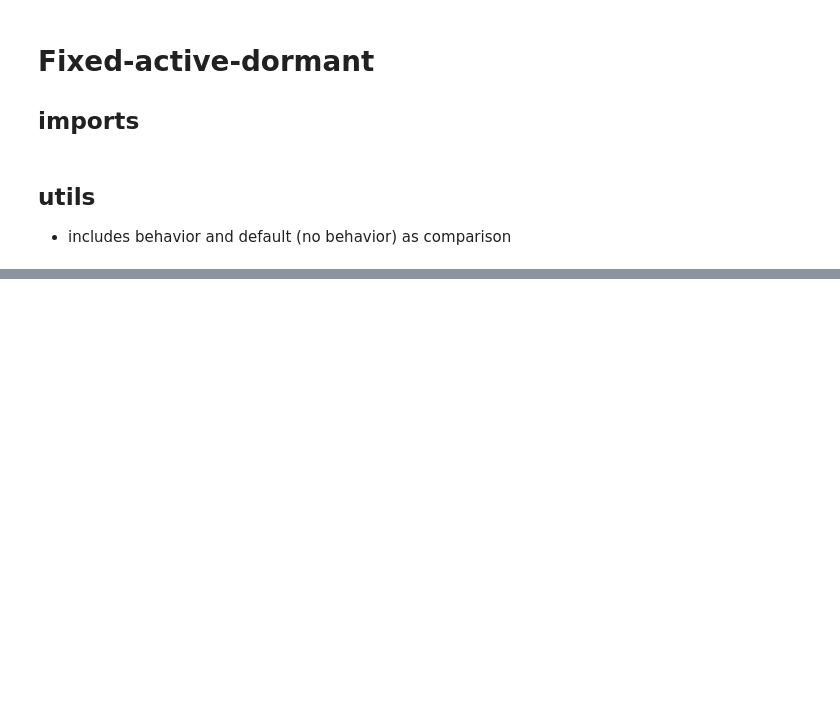
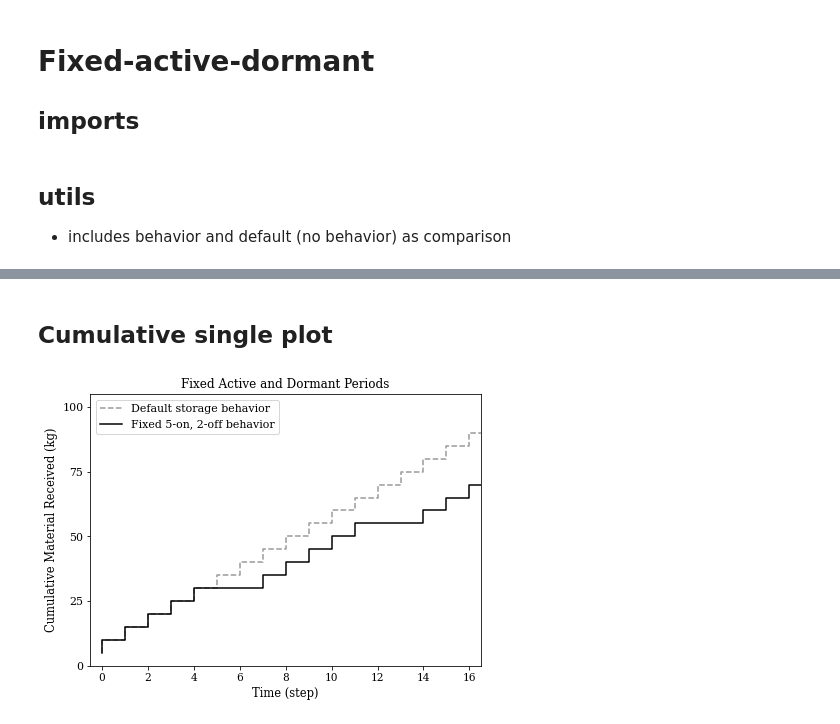
Before and after one commit to nuclearkatie/dissertation-toy-problems, a Jupyter notebook: buying-behavior/fixed-active-dormant/fixed-active-dormant.ipynb, the cells around one changed output, grey strips where cells are left out. Cells and saved outputs as stored; diff of their text form; code cells hidden in the pictures; blank space fills up the shorter version.

Commit message:
randomness storage

```diff
--- a/buying-behavior/fixed-active-dormant/fixed-active-dormant.ipynb
+++ b/buying-behavior/fixed-active-dormant/fixed-active-dormant.ipynb
@@ -175,0 +161,32 @@ plt.savefig('cumulative-oneplot', transparent=True)
+# %% [markdown]
+## Cumulative single plot
+# %%
+fig = plt.figure(figsize = (7, 5))
+
+ax = fig.add_subplot(111)
+ax.set_xlabel('Time (step)')
+ax.set_ylabel('Cumulative Material Received (kg)')
+
+plt.xlim(-0.5,16.5)
+plt.ylim(0,105)
+ax.set_xticks(np.arange(0, 17, 2))
+ax.set_yticks(np.arange(0, 101, 25))
+
+
+ax.step(data['no-behavior']['t_s']['Time'],
+        data['no-behavior']['t_s']['CumQuant'],
+        where='pre',
+        color= '0.6', ls='dashed', label='Default storage behavior')
+
+ax.step(data['behavior-example']['t_s']['Time'],
+        data['behavior-example']['t_s']['CumQuant'],
+        where='pre',
+        color= 'k', label='Fixed 5-on, 2-off behavior')
+
+ax.legend(loc = 'upper left')
+
+plt.title('Fixed Active and Dormant Periods')
+
+plt.savefig('plots/cumulative-oneplot', transparent=True)
+# %% [output]
+[figure, added]
```
Also changed, not shown: parts of 16 cells of this notebook, 11 other files.
